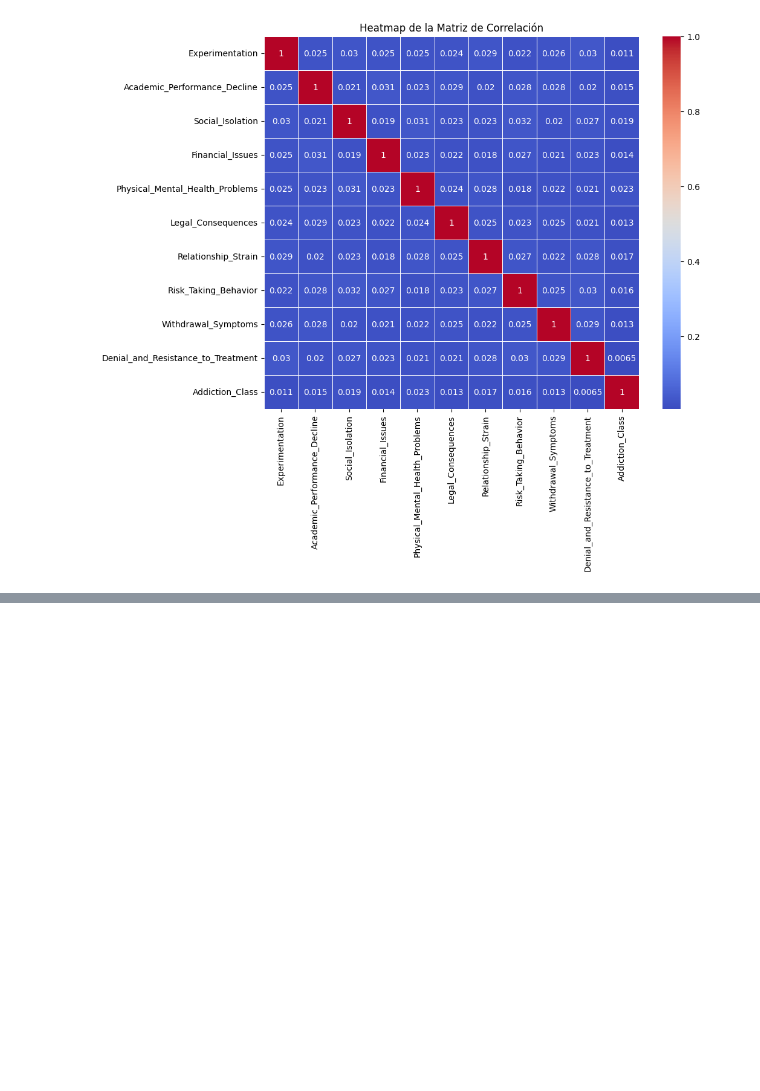
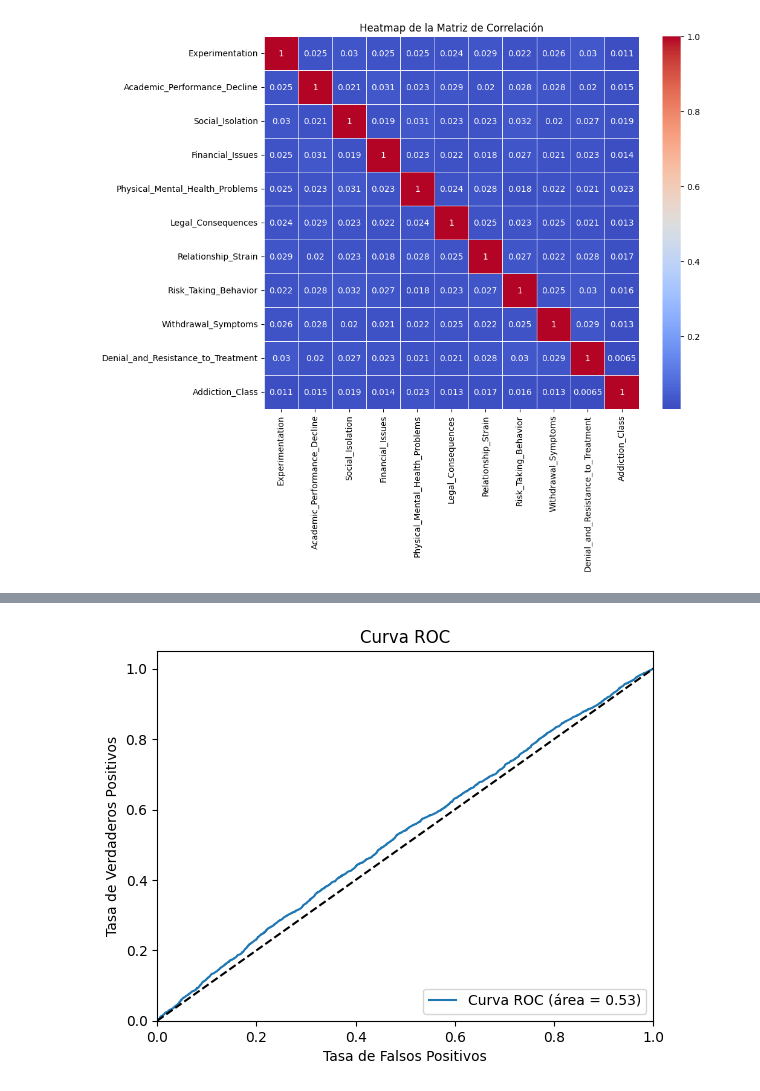
Before and after one commit to FrankRomeroT/H-bito, a Jupyter notebook: Dia 3/estudiantes_adicción.ipynb, the cells around one changed output, grey strips where cells are left out. Saved outputs shown, nothing was run; the diff lists cells and outputs as text; code cells hidden in the pictures; blank space fills up the shorter version.

```diff
--- a/Dia 3/estudiantes_adicción.ipynb
+++ b/Dia 3/estudiantes_adicción.ipynb
@@ -8,6 +9,6 @@ import warnings
 # %%
-x = pd.read_csv('C:/Users/FRANK/Desktop/Proyectos Linkedin/Python Proyectos/Dia 4/student_addiction_dataset_test.csv')
-y = pd.read_csv('C:/Users/FRANK/Desktop/Proyectos Linkedin/Python Proyectos/Dia 4/student_addiction_dataset_train.csv')
+x = pd.read_csv('C:/Users/FRANK/Desktop/Proyectos Linkedin/Python Proyectos/Dia 3/student_addiction_dataset_test.csv')
+y = pd.read_csv('C:/Users/FRANK/Desktop/Proyectos Linkedin/Python Proyectos/Dia 3/student_addiction_dataset_train.csv')
 
 df = pd.concat([x,y])
 df.head()
@@ -50,7 +51,7 @@ numeric_columns = ['Experimentation', 'Academic_Performance_Decline', 'Social_Is
                    'Denial_and_Resistance_to_Treatment']
 
 for column in numeric_columns:
-    df2[column] = pd.to_numeric(df2[column].round(1), errors='coerce')
+    df2[column] = pd.to_numeric(df2[column].round(0), errors='coerce')
 
 # Aplicar la interpolación
 df2 = df2.interpolate(method='linear')
@@ -116,0 +146,15 @@ plt.show()
+# %%
+X = df2.drop('Addiction_Class',axis=1)
+y = df2['Addiction_Class']
+
+# Dividir en conjuntos de entrenamiento y prueba
+X_train, X_test, y_train, y_test = train_test_split(X, y, test_size=0.20, random_state=42)
+model = LogisticRegression(max_iter=1000)
+model.fit(X_train, y_train)
+y_pred = model.predict(X_test)
+y_pred_proba = model.predict_proba(X_test)[:, 1]
+print('Matriz de Confusión:')
+print(confusion_matrix(y_test, y_pred))
+print('Reporte de Clasificación:')
+print(classification_report(y_test, y_pred))
+print('ROC-AUC Score:', roc_auc_score(y_test, y_pred_proba))
@@ -116,0 +176,14 @@ plt.show()
+# %%
+fpr, tpr, _ = roc_curve(y_test, y_pred_proba)
+plt.figure()
+plt.plot(fpr, tpr, label='Curva ROC (área = %0.2f)' % roc_auc_score(y_test, y_pred_proba))
+plt.plot([0, 1], [0, 1], 'k--')
+plt.xlim([0.0, 1.0])
+plt.ylim([0.0, 1.05])
+plt.xlabel('Tasa de Falsos Positivos')
+plt.ylabel('Tasa de Verdaderos Positivos')
+plt.title('Curva ROC')
+plt.legend(loc="lower right")
+plt.show()
+# %% [output]
+[figure, added]
```
Also changed, not shown: parts of 7 cells of this notebook, 2 other files.
